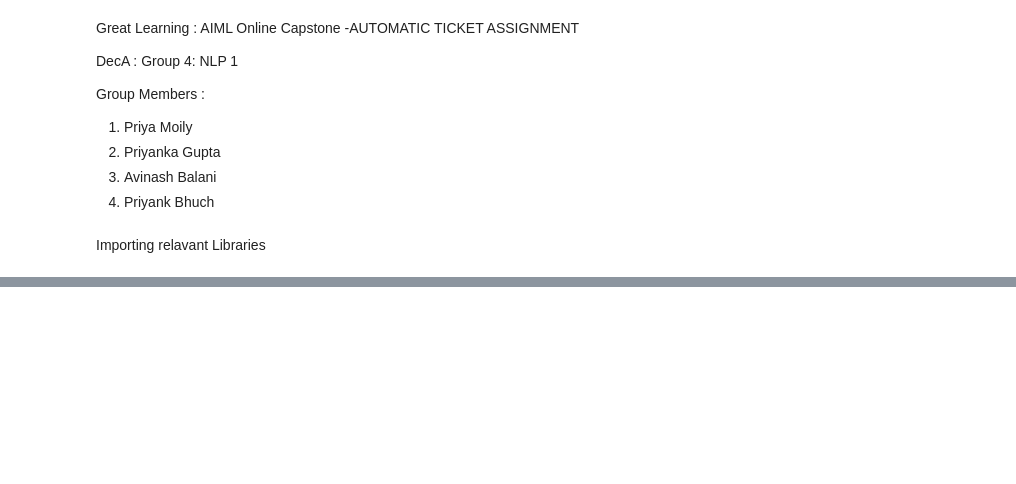
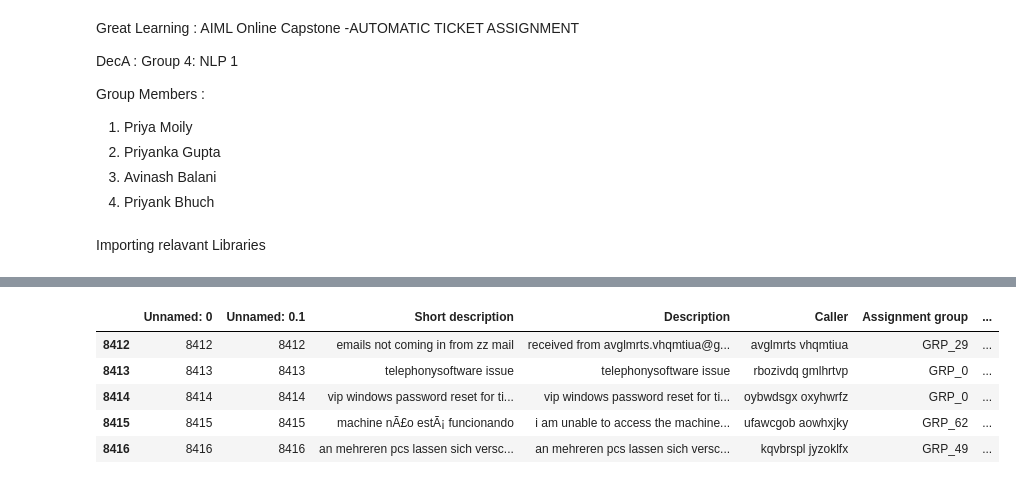
Before and after one commit to pbhuch/GL_DecA_G4_NLP1, a Jupyter notebook: GL_DecA_G4_NLP1.ipynb, the cells around one changed output, grey strips where cells are left out. Cells and saved outputs as stored; diff of their text form; code cells hidden in the pictures; blank space fills up the shorter version.

```diff
--- a/GL_DecA_G4_NLP1.ipynb
+++ b/GL_DecA_G4_NLP1.ipynb
@@ -258,0 +529,16 @@ df_translated = fn_ConvertToEnglish(df_clean,'ConvertedToEnglish')
+# %%
+#df_translated = fn_ConvertToEnglish(df_clean,'ConvertedToEnglish')
+#df_translated.head()
+#df_translated.to_csv('/sample_data/dataset_mojibaked_LangDetect_Translated.csv')')
+
+#Importing the translated csv rather than running the code
+df_translated = pd.read_csv('/content/sample_data/dataset_mojibaked_LangDetect_Translated.csv',encoding='ISO-8859-1')
+# %%
+df_translated.tail()
+# %% [output]
+|  | Unnamed: 0 | Unnamed: 0.1 | Short description | Description | Caller | Assignment group | ... |
+| 8412 | 8412 | 8412 | emails not coming in from zz mail | received from avglmrts.vhqmtiua@g... | avglmrts vhqmtiua | GRP_29 | ... |
+| 8413 | 8413 | 8413 | telephonysoftware issue | telephonysoftware issue | rbozivdq gmlhrtvp | GRP_0 | ... |
+| 8414 | 8414 | 8414 | vip windows password reset for ti... | vip windows password reset for ti... | oybwdsgx oxyhwrfz | GRP_0 | ... |
+| 8415 | 8415 | 8415 | machine nÃ£o estÃ¡ funcionando | i am unable to access the machine... | ufawcgob aowhxjky | GRP_62 | ... |
+| 8416 | 8416 | 8416 | an mehreren pcs lassen sich versc... | an mehreren pcs lassen sich versc... | kqvbrspl jyzoklfx | GRP_49 | ... |
```
Also changed, not shown: parts of 53 cells of this notebook.
